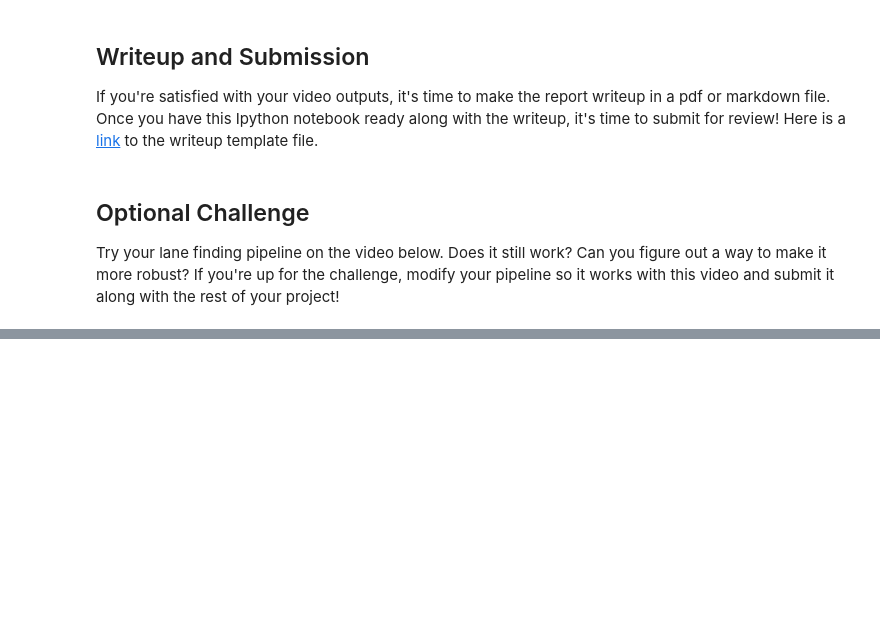
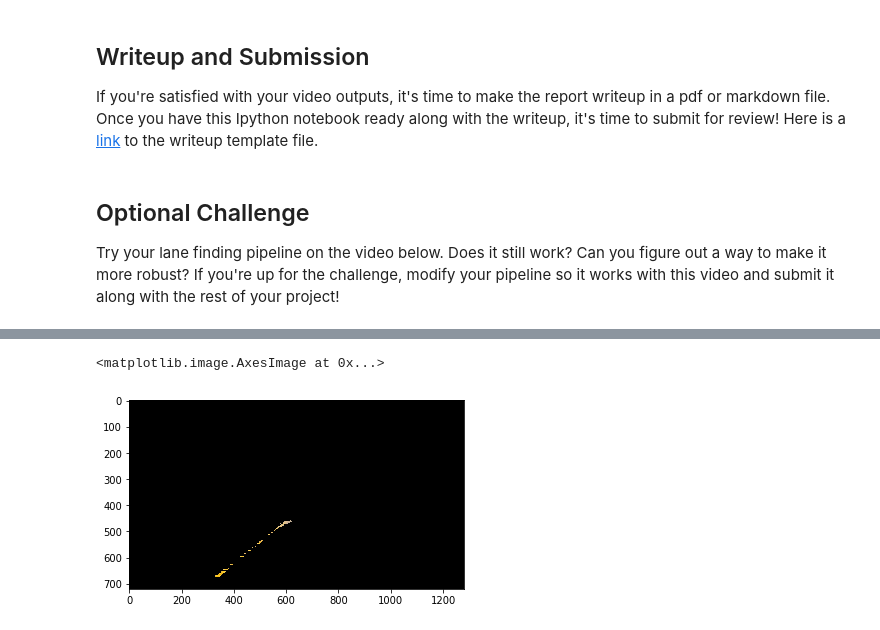
Before and after one commit to YouYueHuang/SelfDrivingCarProjects, a Jupyter notebook: CarND-LaneLines-P1-master/P1.ipynb, the cells around one changed output, grey strips where cells are left out. Cells and saved outputs as stored; diff of their text form; code cells hidden in the pictures; blank space fills up the shorter version.

```diff
--- a/CarND-LaneLines-P1-master/P1.ipynb
+++ b/CarND-LaneLines-P1-master/P1.ipynb
@@ -549,0 +674,6 @@ HTML("""
+# %%
+yellowLine_img = colorAna_obj.color_of_interest(interestRegion_img, ([150,170,0], [255, 225, 150]))  # ([200,170,0], [255, 225, 150]))
+plt.imshow(yellowLine_img)
+# %% [output]
+<matplotlib.image.AxesImage at 0x...>
+[figure, added]
```
Also changed, not shown: parts of 10 cells of this notebook, 5 other files.
